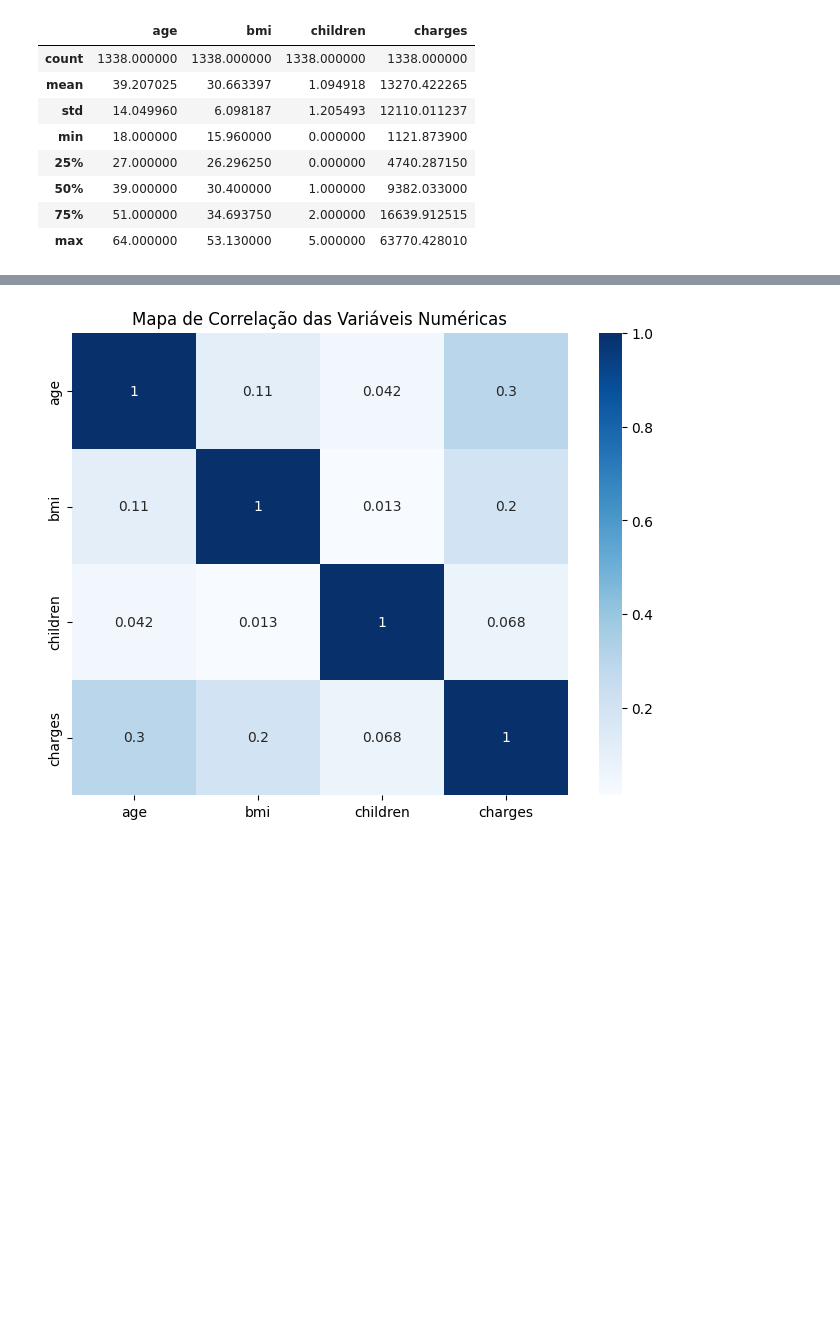
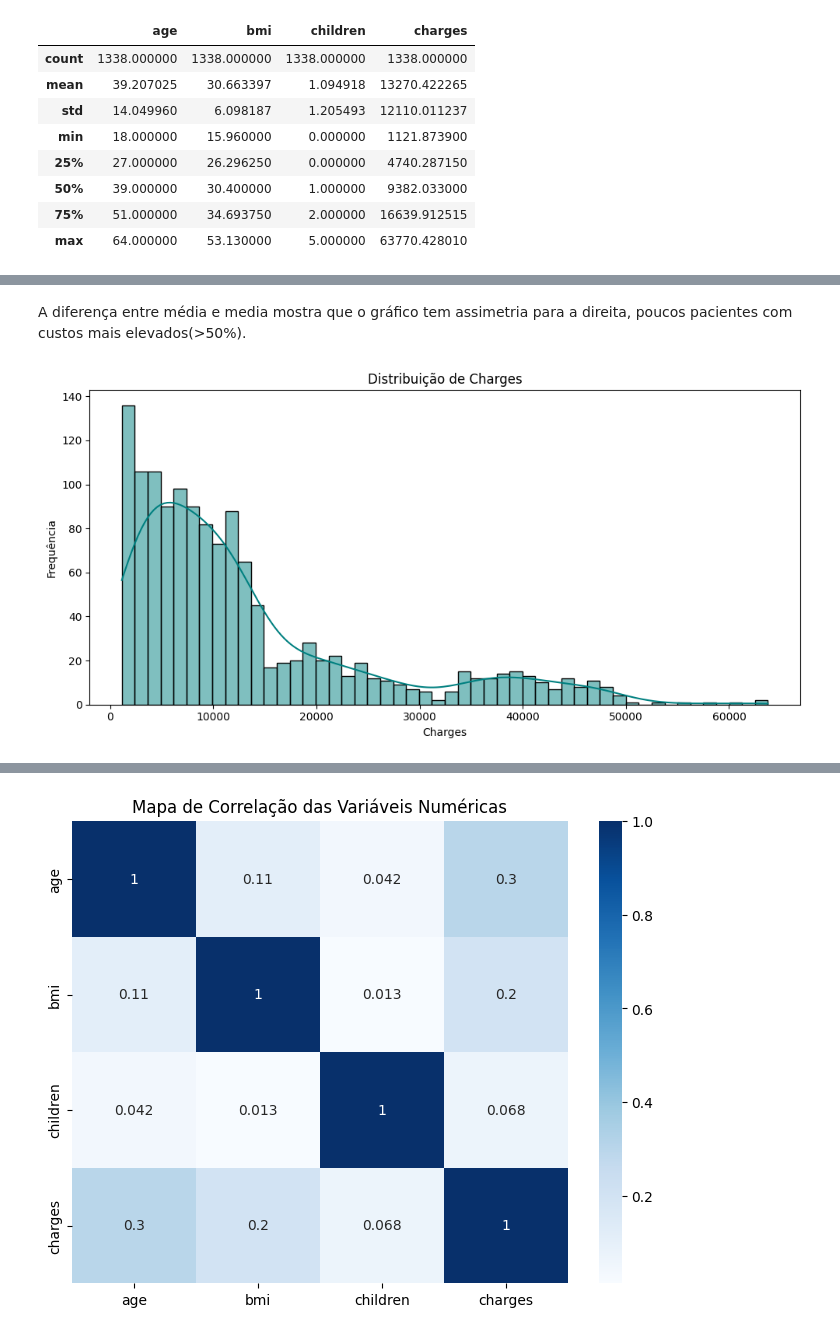
Before and after one commit to magaul/insurance, a Jupyter notebook: insurance.ipynb, the cells around one changed output, grey strips where cells are left out. Cells and saved outputs as stored; diff of their text form; code cells hidden in the pictures; blank space fills up the shorter version.

```diff
--- a/insurance.ipynb
+++ b/insurance.ipynb
@@ -108,0 +121,13 @@ Como vimos não tem nenhum valor nulo e temos 1338 linhas em nossa amostra. Alé
+# %% [markdown]
+A diferença entre média e media mostra que o gráfico tem assimetria para a direita, poucos pacientes com custos mais elevados(>50%).
+# %%
+# Distribuição de charges
+plt.figure(figsize=(10, 5))
+sns.histplot(insurance['charges'], bins=50, kde=True, color='teal')
+plt.title('Distribuição de Charges')
+plt.xlabel('Charges')
+plt.ylabel('Frequência')
+plt.tight_layout()
+plt.show()
+# %% [output]
+[figure, added]
```
Also changed, not shown: parts of 23 cells of this notebook, 1 other file.
